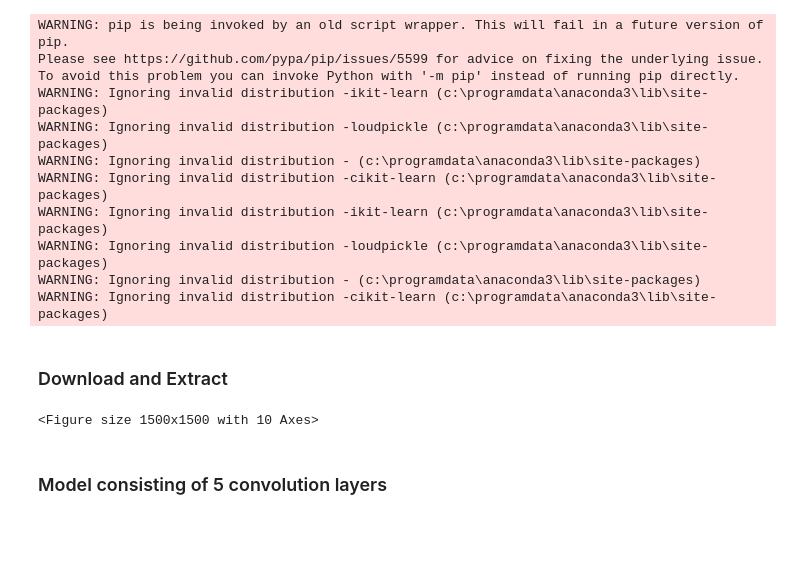
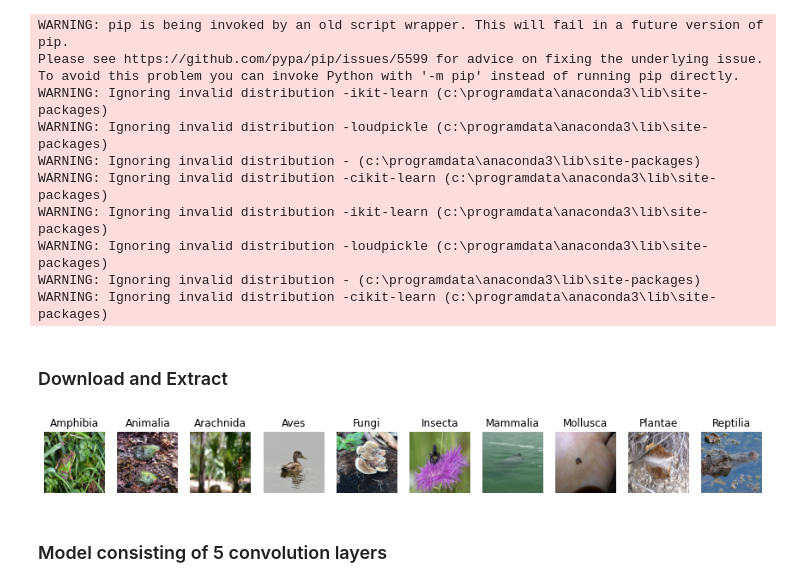
Before and after one commit to kankancs21m026/cs6910_assignment2, a Jupyter notebook: PART A/DL_Assignment2_PartA.ipynb, the cells around one changed output. Drawn from its saved outputs; the diff is of its cells as text; code cells hidden in the pictures; blank space fills up the shorter version.

```diff
--- a/PART A/DL_Assignment2_PartA.ipynb
+++ b/PART A/DL_Assignment2_PartA.ipynb
@@ -67,35 +67,35 @@ import matplotlib.pyplot as plt
 import matplotlib.image as mpimg
 import random
 import cv2
 imagePath=os.getcwd()+'\\DataSet\\inaturalist_12K\\train'
 listImages=[]
 columns = 5
 rows = 5
 imcount=1
 
 for i in classes:
     p=imagePath+'\\'+i
     files=os.listdir( p)
     img=random.choice(files)
     imgplt=mpimg.imread( p+'\\'+str(img))
-    imgplt=cv2.resize(imgplt,(128,128))
+    imgplt=cv2.resize(imgplt,(300,300))
     listImages.append(imgplt)
     #plt.imshow(imgplt)
     #fig.add_subplot(rows, columns, imcount)
     #imcount+=1
     #plt.axis('off')
     #plt.title(i)
 
 _, axs = plt.subplots(1, 10, figsize=(15, 15))
 axs = axs.flatten()
 for img, ax,cls in zip(listImages, axs,classes):
 
     ax.imshow(img)
     ax.axis('off')
     ax.set_title(str(cls))
 plt.show()
 # %% [output]
-<Figure size 1500x1500 with 10 Axes>
+[figure, added]
 # %%
 import numpy as np
 import pandas as pd
```
Also changed, not shown: parts of 9 cells of this notebook, 4 other files.
